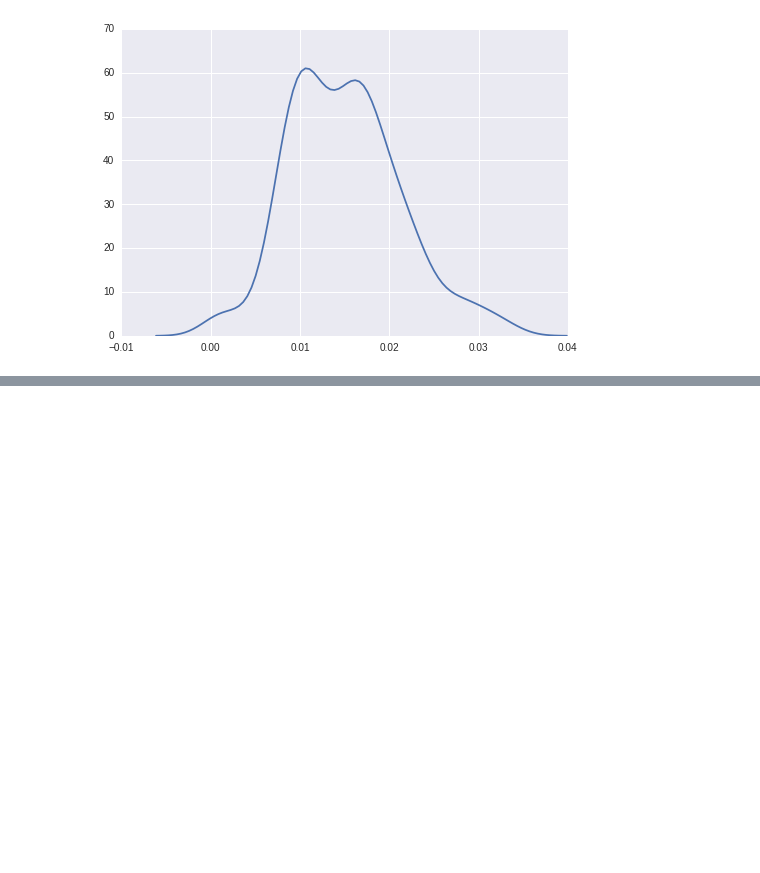
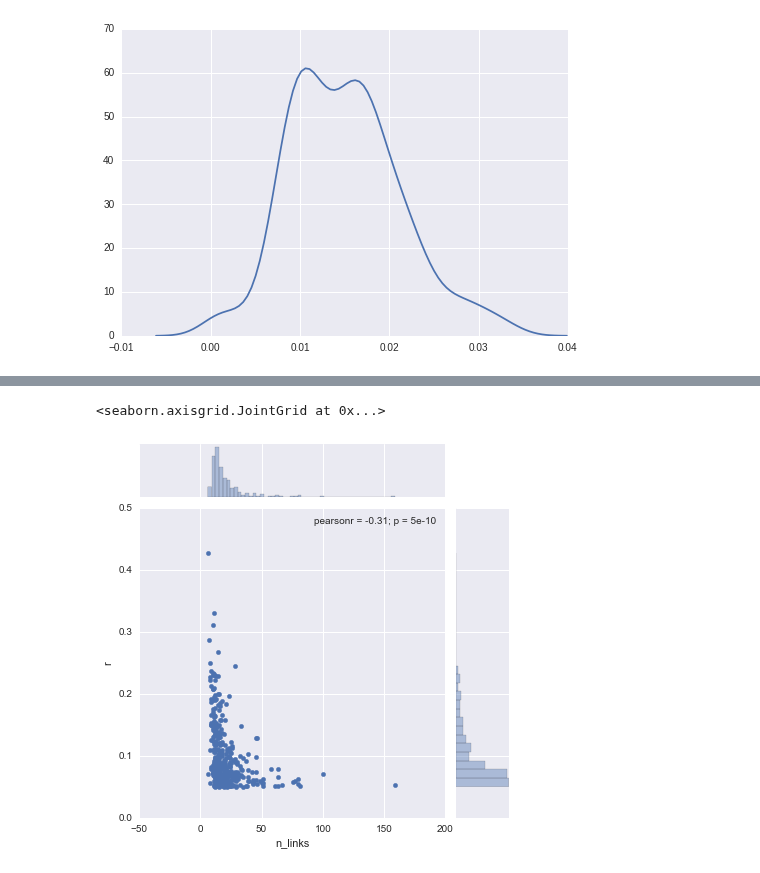
Before and after one commit to ryneches/SuchTree, a Jupyter notebook: example_2.ipynb, the cells around one changed output, grey strips where cells are left out. Saved outputs shown, nothing was run; the diff lists cells and outputs as text; code cells hidden in the pictures; blank space fills up the shorter version.

```diff
--- a/example_2.ipynb
+++ b/example_2.ipynb
@@ -168,0 +165,5 @@ seaborn.kdeplot(array(ad))
+# %%
+seaborn.jointplot( 'n_links', 'r', data=C.query('n_leafs > 5 and r > 0.05')  )
+# %% [output]
+<seaborn.axisgrid.JointGrid at 0x...>
+[figure, added]
```
Also changed, not shown: parts of 14 cells of this notebook.
